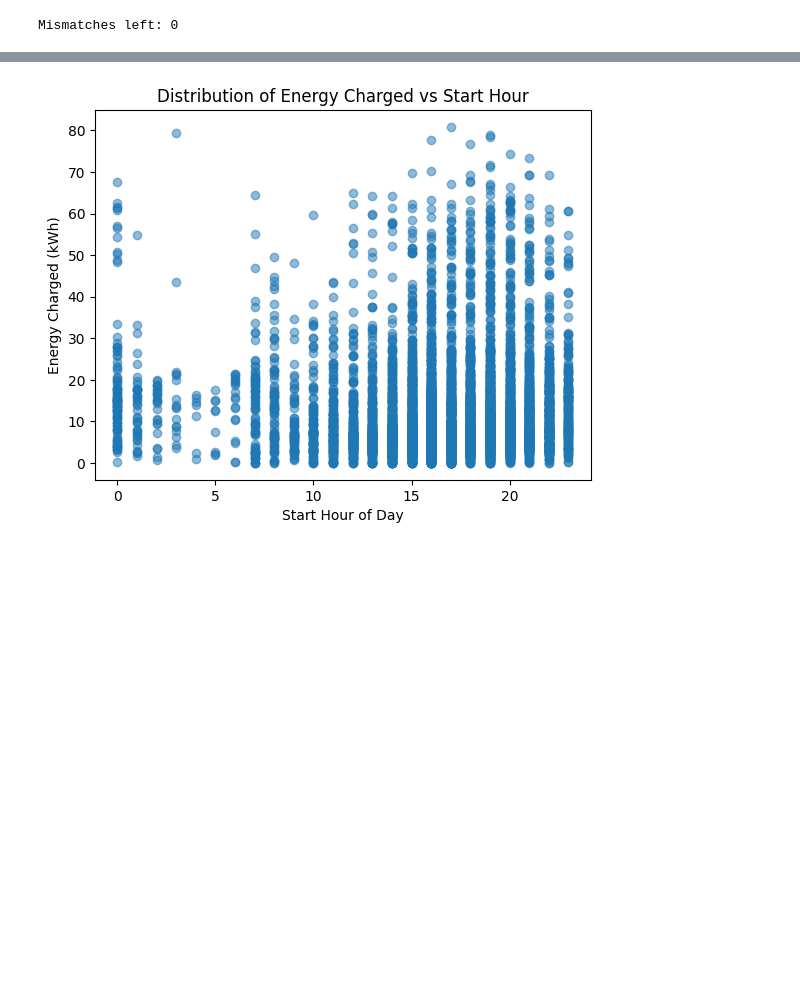
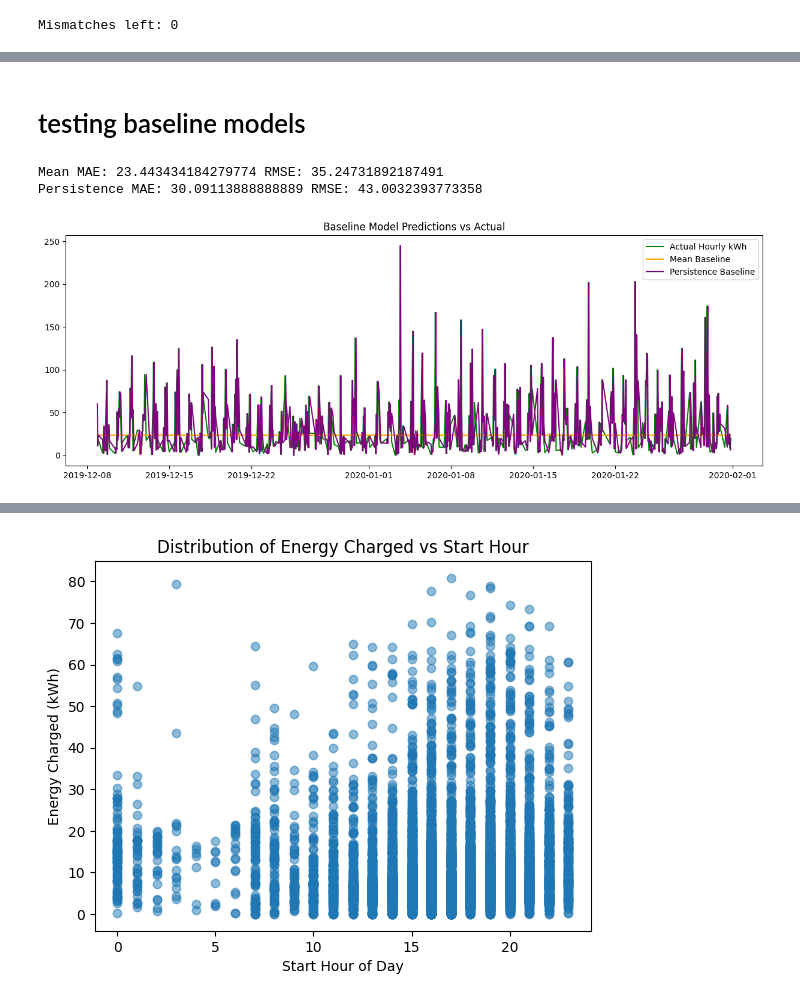
Before and after one commit to zahr888/mlops-ev-charging-predictor, a Jupyter notebook: notebooks/01_eda.ipynb, the cells around one changed output, grey strips where cells are left out. Saved outputs shown, nothing was run; the diff lists cells and outputs as text; code cells hidden in the pictures; blank space fills up the shorter version.

```diff
--- a/notebooks/01_eda.ipynb
+++ b/notebooks/01_eda.ipynb
@@ -83,3 +87,10 @@ print("Mismatches left:", (df['start_plugin_hour'] != df['hour']).sum())
 df=df.drop(columns='hour')
 # %% [output]
 Mismatches left: 0
+# %%
+df['hour'] = df['start_plugin'].dt.floor('h')
+
+hourly_total = (df.groupby('hour', as_index=True).agg(total_kwh=('el_kwh','sum'),n_sessions=('session_id','count'),avg_kwh=('el_kwh','mean')).sort_index())
+print(hourly_total)
+
+print(hourly_total.isna().sum())
@@ -85,0 +117,35 @@ Mismatches left: 0
+# %% [markdown]
+# testing baseline models
+# %%
+split_date = hourly_total.index[-24*30] # last 30 days for testing
+train = hourly_total[hourly_total.index < split_date]
+test = hourly_total[hourly_total.index >= split_date]
+# %%
+from sklearn.metrics import mean_absolute_error, root_mean_squared_error
+
+# Mean baseline
+mean_pred = train["total_kwh"].mean()
+mean_preds = np.full(len(test), mean_pred)
+mae_mean = mean_absolute_error(test["total_kwh"], mean_preds)
+rmse_mean = root_mean_squared_error(test["total_kwh"], mean_preds)
+
+# Persistence baseline (last hour's actual)
+persistence_preds = test["total_kwh"].shift(1, fill_value=train["total_kwh"].iloc[-1])
+mae_pers = mean_absolute_error(test["total_kwh"], persistence_preds)
+rmse_pers = root_mean_squared_error(test["total_kwh"], persistence_preds)
+
+print("Mean MAE:", mae_mean, "RMSE:", rmse_mean)
+print("Persistence MAE:", mae_pers, "RMSE:", rmse_pers)
+# %% [output]
+Mean MAE: 23.443434184279774 RMSE: 35.24731892187491
+Persistence MAE: 30.09113888888889 RMSE: 43.0032393773358
+# %%
+plt.figure(figsize=(15,5))
+plt.plot(test.index, test["total_kwh"], label="Actual Hourly kWh", color='green')
+plt.plot(test.index, mean_preds, label="Mean Baseline", color='orange')
+plt.plot(test.index, persistence_preds, label="Persistence Baseline", color='purple')
+plt.legend()
+plt.title("Baseline Model Predictions vs Actual")
+plt.show()
+# %% [output]
+[figure, added]
```
Also changed, not shown: parts of 13 cells of this notebook, 23 other files.
